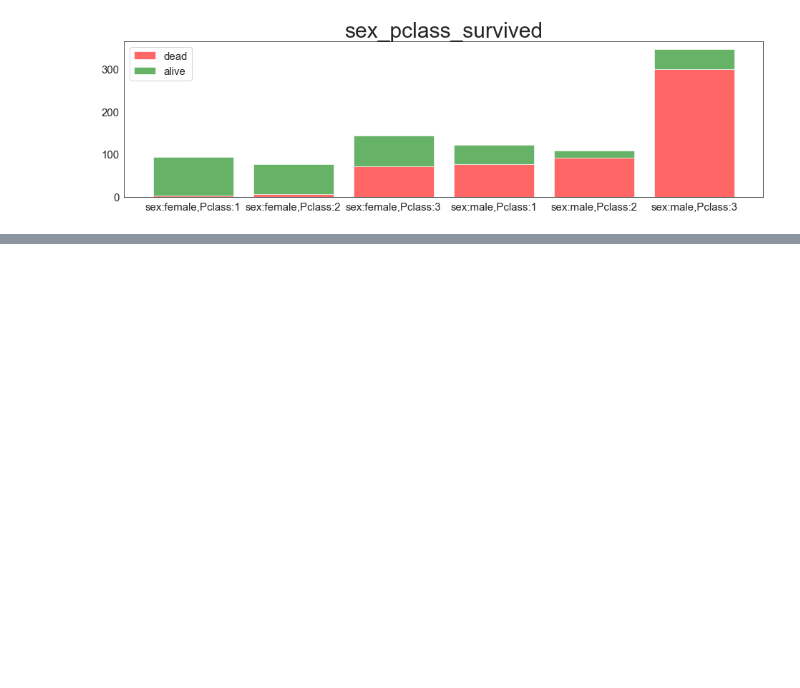
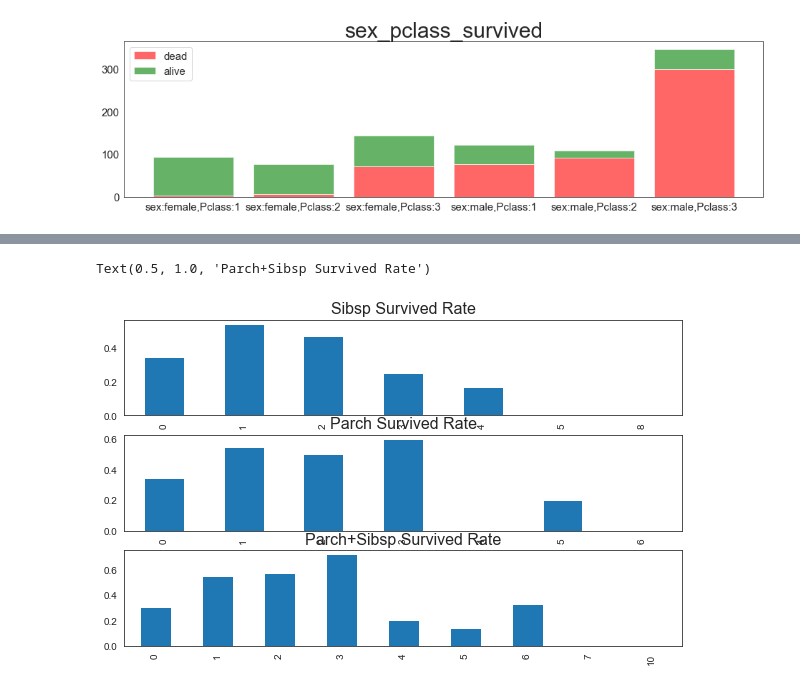
Before and after one commit to BellaChiu1127/Titanic_Machine_Learning, a Jupyter notebook: titanic.ipynb, the cells around one changed output, grey strips where cells are left out. Cells and saved outputs as stored; diff of their text form; code cells hidden in the pictures; blank space fills up the shorter version.

```diff
--- a/titanic.ipynb
+++ b/titanic.ipynb
@@ -153,0 +208,19 @@ ax.legend(fontsize=15, loc='best')
+# %%
+#有旁親同行的人，存活率
+fig = plt.figure(figsize=(10,6))
+ax1 = fig.add_subplot(311)
+train.groupby('SibSp')['Survived'].mean().plot(kind='bar', ax =ax1)
+ax1.set_title('Sibsp Survived Rate', size=16)
+ax1.set_xlabel('')
+#有直親同行的人，存活率
+ax2 = fig.add_subplot(312)
+train.groupby('Parch')['Survived'].mean().plot(kind='bar', ax =ax2)
+ax2.set_title('Parch Survived Rate', size=16)
+ax2.set_xlabel('')
+#有任何親屬同行的人，存活率
+ax3 = fig.add_subplot(313)
+train.groupby(train.SibSp+train.Parch)['Survived'].mean().plot(kind='bar', ax=ax3)
+ax3.set_title('Parch+Sibsp Survived Rate', size=16)
+# %% [output]
+Text(0.5, 1.0, 'Parch+Sibsp Survived Rate')
+[figure, added]
```
Also changed, not shown: parts of 28 cells of this notebook.
